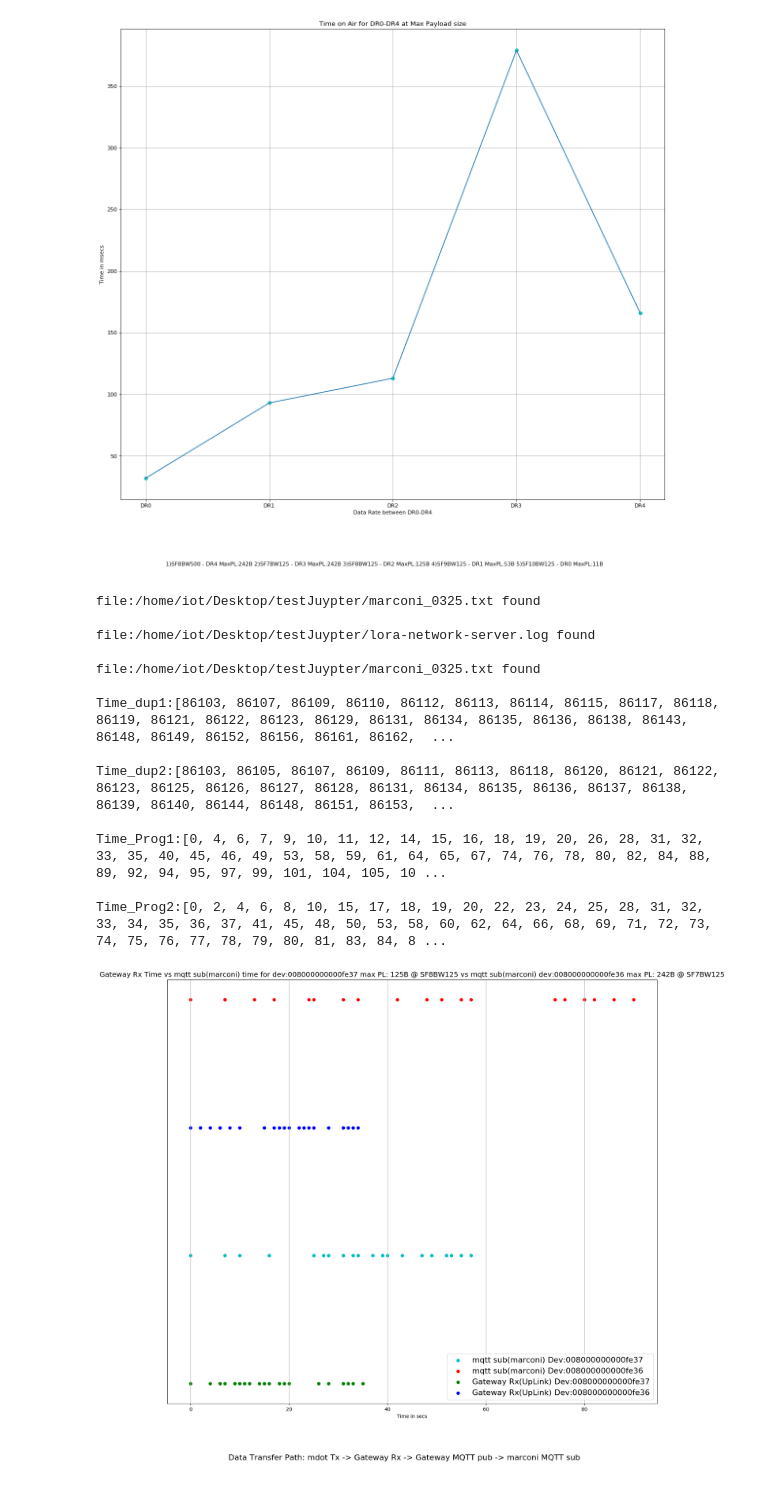
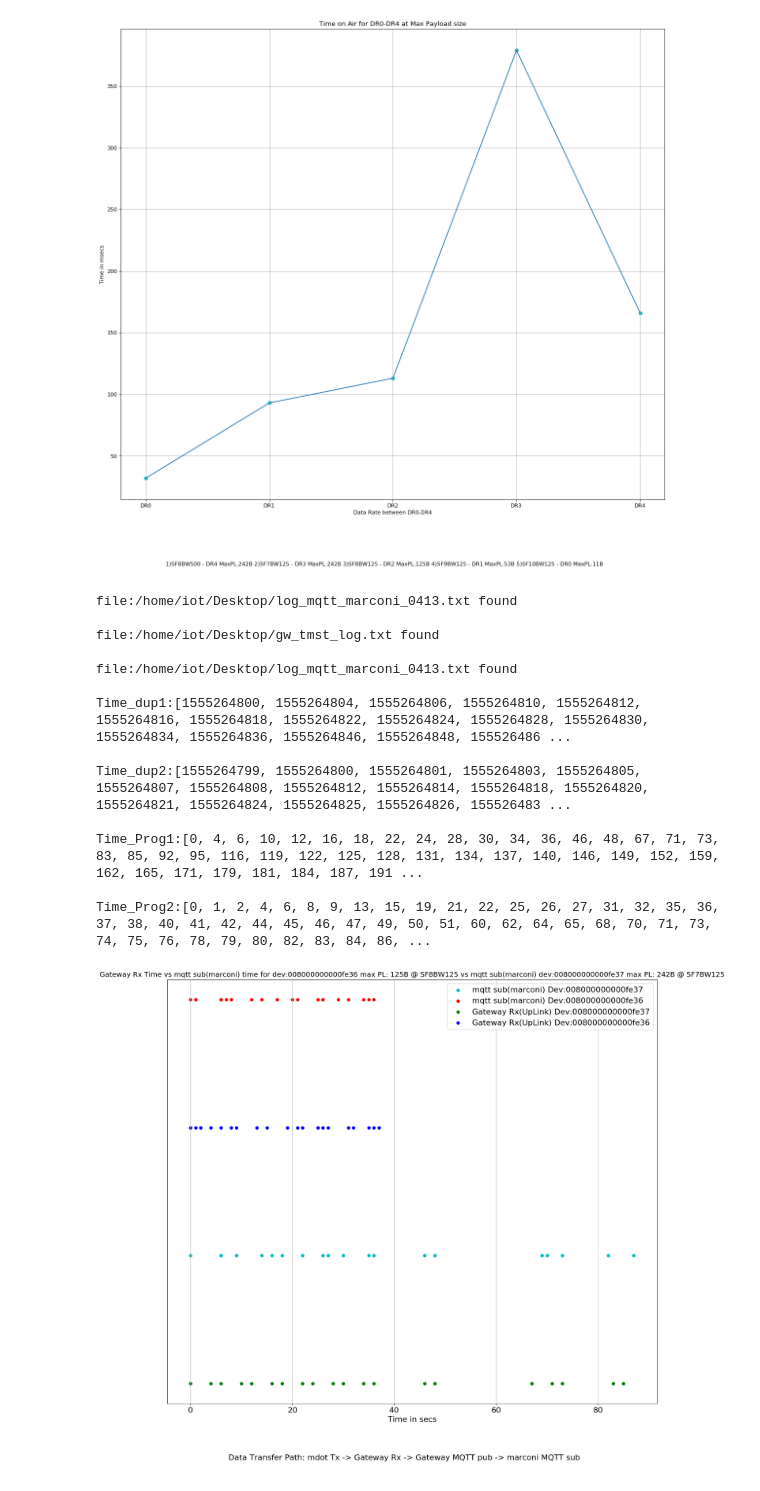
Before and after one commit to hadigal/plotsThesis, a Jupyter notebook: plots.ipynb, the cells around one changed output. Drawn from its saved outputs; the diff is of its cells as text; code cells hidden in the pictures.

Commit message:
modfiled jupyter nb as per the plot script modifications

```diff
--- a/plots.ipynb
+++ b/plots.ipynb
@@ -51,6 +51,7 @@ import matplotlib.pyplot as plt
 import numpy as np
 import re
 import time, datetime
+import dateutil.parser as dp
 
 """
 File check
@@ -110,13 +111,20 @@ def plot_predicted(path,t_sub1,t_sub2):
 	d_time1 = []
 	d_time2 = []
 
+	# for dup_time1 in dev1:
+	# 	a = time.strptime(dup_time1, "%H:%M:%S:%f")
+	# 	d_time1.append(datetime.timedelta(hours=a.tm_hour, minutes=a.tm_min, seconds=a.tm_sec).seconds)
+	#
+	# for dup_time2 in dev2:
+	# 	a = time.strptime(dup_time2, "%H:%M:%S:%f")
+	# 	d_time2.append(datetime.timedelta(hours=a.tm_hour, minutes=a.tm_min, seconds=a.tm_sec).seconds)
+
 	for dup_time1 in dev1:
-		a = time.strptime(dup_time1, "%H:%M:%S:%f")
-		d_time1.append(datetime.timedelta(hours=a.tm_hour, minutes=a.tm_min, seconds=a.tm_sec).seconds)
+		d_time1.append(int(dup_time1))
 
 	for dup_time2 in dev2:
-		a = time.strptime(dup_time2, "%H:%M:%S:%f")
-		d_time2.append(datetime.timedelta(hours=a.tm_hour, minutes=a.tm_min, seconds=a.tm_sec).seconds)
+		d_time2.append(int(dup_time2))
+
 
 	print("Time_dup1:{}\n".format(d_time1))
 	print("Time_dup2:{}\n".format(d_time2))
@@ -204,9 +212,46 @@ def fileExists(file):
         print("File:%s not found\n"%file)
         return -1
 
+
+def parserFunct(file):
+	regex2 = r'(.*)Device ID:(.*)'
+	regex3 = r'(.*)Msg Time: (.*)'
+	dev2 = []
+	dev1 = []
+
+	val1 = []
+	val2 = []
+	itr1 = 0
+	itr2 = 0
+
+	if fileExists(file) != -1:
+		with open(file,'r') as file:
+			for line in file:
+				if "00-80-00-00-00-00-fe-37" in line:
+					obj = re.search(regex3,line,re.M|re.I)
+					#print(obj);
+					res = obj.group(2);
+					# print("res.split()[0]:{}".format(res.split()[0]))
+					tp = dp.parse(res.split()[0])
+					t_sec = tp.strftime('%s')
+					dev1.append(t_sec)
+					itr1 += 1
+				elif "00-80-00-00-00-00-fe-36" in line:
+					obj = re.search(regex3,line,re.M|re.I)
+					#print(obj);
+					res = obj.group(2);
+					# print("res.split()[0]:{}".format(res))
+					tp = dp.parse(res.split()[0])
+					t_sec = tp.strftime('%s')
+					dev2.append(t_sec)
+					itr2 += 1
+		return dev1,dev2
+	else:
+		return False
+
 '''
 parse the gateway rx time of lora packet from dot from lora-network-server.log file
-'''
+
 def parserFunct(file):
 	regex2 = r'(.*) Duplicate:(.*)'
 	regex3 = r'(.*)|INFO|(.*)'
@@ -247,6 +292,7 @@ def parserFunct(file):
 		return dev1,dev2
 	else:
 		return False
+'''
 
 '''
 # this is for the toa item in the marconi log file
@@ -336,6 +382,7 @@ def plot(filePath,devEUIs):
 	y_axis2 = np.array([4 for i in range(len(timeList_dev2))])
 
 	fig = plt.figure(figsize=(18, 16), dpi= 100, facecolor='w', edgecolor='k')
+	#fig = plt.figure()
 	#fig.canvas.draw()
 	plt.plot(timeList_dev1[:20], y_axis1[:20], color='r', linestyle='None', markersize = 10.0)
 	plt.scatter(timeList_dev1[:20],y_axis1[:20],label = 'mqtt sub(marconi) Dev:008000000000fe37',color='c')
@@ -344,7 +391,7 @@ def plot(filePath,devEUIs):
 	plt.scatter(timeList_dev2[:20],y_axis2[:20], label = 'mqtt sub(marconi) Dev:008000000000fe36',color='r')
 	#text_str = 'Data Transfer Path: marconi MQTT pub -> Gateway MQTT sub -> Gateway Tx -> mdot Rx\nData Transfer Path: mdot Tx -> Gateway Rx -> Gateway MQTT pub -> marconi MQTT sub\n'
 	plt.rcParams.update({'font.size': 12})
-	plt.title('Gateway Rx Time vs mqtt sub(marconi) time for dev:008000000000fe37 max PL: 125B @ SF8BW125 vs mqtt sub(marconi) dev:008000000000fe36 max PL: 242B @ SF7BW125')
+	plt.title('Gateway Rx Time vs mqtt sub(marconi) time for dev:008000000000fe36 max PL: 125B @ SF8BW125 vs mqtt sub(marconi) dev:008000000000fe37 max PL: 242B @ SF7BW125')
 	#plt.title('Gateway Rx Time vs mqtt sub(marconi) time for dev:008000000000fe37 max PL: 11B @ SF10BW125 vs mqtt sub(marconi) dev:008000000000fe36 max PL: 242B @ SF8BW500')
 	plt.rcParams.update({'font.size': 16})
 	text_str = 'Data Transfer Path: mdot Tx -> Gateway Rx -> Gateway MQTT pub -> marconi MQTT sub\n'
@@ -357,39 +404,40 @@ if __name__ == '__main__':
 
 	#filePath = ['/home/adigal/Desktop/new_dr2_dr3.log','/home/adigal/Desktop/lora_marconi_dr2_dr3.txt']
 
-	filePath = ['/home/iot/Desktop/testJuypter/lora-network-server.log','/home/iot/Desktop/testJuypter/marconi_0325.txt']
+	#filePath = ['/home/iot/Desktop/testJuypter/lora-network-server.log','/home/iot/Desktop/testJuypter/marconi_0325.txt']
+	filePath = ['/home/iot/Desktop/gw_tmst_log.txt','/home/iot/Desktop/log_mqtt_marconi_0413.txt']
 
 	#ret1,ret2 = plot(filePath)
     # if ret == -1:
     #     print("Error")
 
 	#path = r"/home/hadigal/Desktop/test_lora_logs.log"
 	#plt.title('Gateway Rx Time vs actual time to mqtt sub tx pkt of size 11B@SF7BW125 from mdot vs mqtt pub pkt of 10B size to mdot')
 	#dev EUI logged to afile on marconi with mqtt sub time stamps
 	#devEUIs = ['00-80-00-00-00-00-fe-37','00-80-00-00-04-00-98-02']
 	devEUIs = ['00-80-00-00-00-00-fe-37','00-80-00-00-00-00-fe-36']
 
 	#filePath = ['/home/adigal/Downloads/log_mqttPub.txt','/home/adigal/Downloads/log_mqtt_marconi_sub.txt']
 	#plt.title('Gateway Rx Time vs mqtt sub(marconi) for dev:008000000400982b max PL: 113B @ SF8BW125 vs mqtt sub(marconi) dev:008000000000fe37 max PL: 234B @ SF7BW125')
 	#plt.ion()
 	ret1,ret2 = plot(filePath,devEUIs) # mqtt sub/pub plot
 	plot_predicted(filePath,ret1,ret2)
 	plt.gca().legend(loc='best')
 	plt.gca().yaxis.set_major_locator (plt.NullLocator())
 	plt.grid(True)
 	plt.show()
 # %% [output]
-file:/home/iot/Desktop/testJuypter/marconi_0325.txt found
+file:/home/iot/Desktop/log_mqtt_marconi_0413.txt found
 
-file:/home/iot/Desktop/testJuypter/lora-network-server.log found
+file:/home/iot/Desktop/gw_tmst_log.txt found
 
-file:/home/iot/Desktop/testJuypter/marconi_0325.txt found
+file:/home/iot/Desktop/log_mqtt_marconi_0413.txt found
 
-Time_dup1:[86103, 86107, 86109, 86110, 86112, 86113, 86114, 86115, 86117, 86118, 86119, 86121, 86122, 86123, 86129, 86131, 86134, 86135, 86136, 86138, 86143, 86148, 86149, 86152, 86156, 86161, 86162,  ...
+Time_dup1:[1555264800, 1555264804, 1555264806, 1555264810, 1555264812, 1555264816, 1555264818, 1555264822, 1555264824, 1555264828, 1555264830, 1555264834, 1555264836, 1555264846, 1555264848, 155526486 ...
 
-Time_dup2:[86103, 86105, 86107, 86109, 86111, 86113, 86118, 86120, 86121, 86122, 86123, 86125, 86126, 86127, 86128, 86131, 86134, 86135, 86136, 86137, 86138, 86139, 86140, 86144, 86148, 86151, 86153,  ...
+Time_dup2:[1555264799, 1555264800, 1555264801, 1555264803, 1555264805, 1555264807, 1555264808, 1555264812, 1555264814, 1555264818, 1555264820, 1555264821, 1555264824, 1555264825, 1555264826, 155526483 ...
 
-Time_Prog1:[0, 4, 6, 7, 9, 10, 11, 12, 14, 15, 16, 18, 19, 20, 26, 28, 31, 32, 33, 35, 40, 45, 46, 49, 53, 58, 59, 61, 64, 65, 67, 74, 76, 78, 80, 82, 84, 88, 89, 92, 94, 95, 97, 99, 101, 104, 105, 10 ...
+Time_Prog1:[0, 4, 6, 10, 12, 16, 18, 22, 24, 28, 30, 34, 36, 46, 48, 67, 71, 73, 83, 85, 92, 95, 116, 119, 122, 125, 128, 131, 134, 137, 140, 146, 149, 152, 159, 162, 165, 171, 179, 181, 184, 187, 191 ...
 
-Time_Prog2:[0, 2, 4, 6, 8, 10, 15, 17, 18, 19, 20, 22, 23, 24, 25, 28, 31, 32, 33, 34, 35, 36, 37, 41, 45, 48, 50, 53, 58, 60, 62, 64, 66, 68, 69, 71, 72, 73, 74, 75, 76, 77, 78, 79, 80, 81, 83, 84, 8 ...
+Time_Prog2:[0, 1, 2, 4, 6, 8, 9, 13, 15, 19, 21, 22, 25, 26, 27, 31, 32, 35, 36, 37, 38, 40, 41, 42, 44, 45, 46, 47, 49, 50, 51, 60, 62, 64, 65, 68, 70, 71, 73, 74, 75, 76, 78, 79, 80, 82, 83, 84, 86, ...
-[figure, old version]
+[figure, new version]
```
Also changed, not shown: 1 other file.
